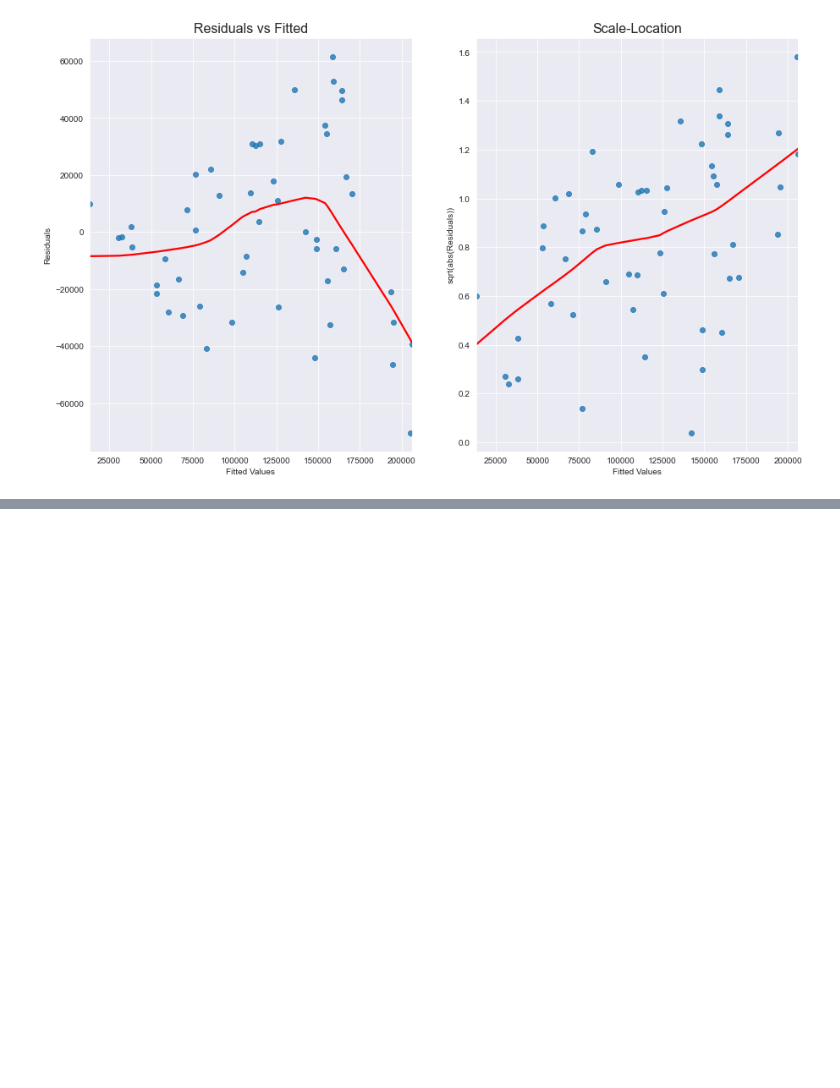
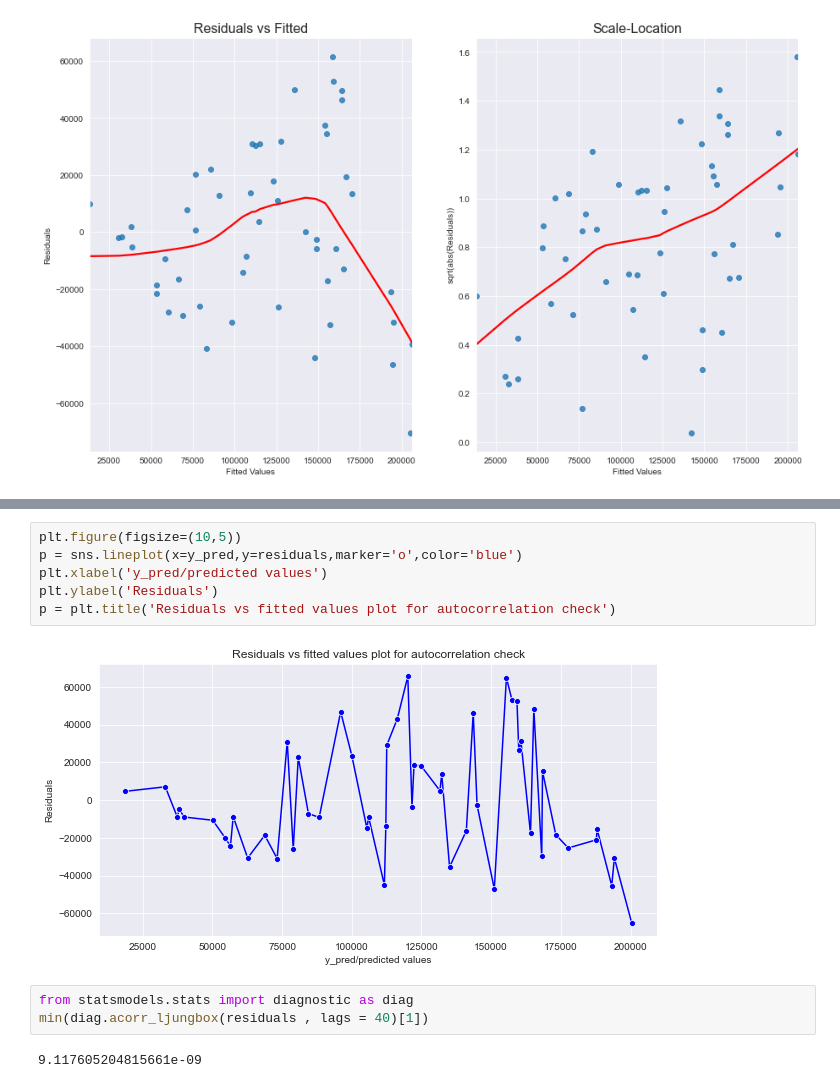
Before and after one commit to rogovich/2021_Stats_Online, a Jupyter notebook: 02_Базовый/06_Regression.ipynb, the cells around one changed output, grey strips where cells are left out. Cells and saved outputs as stored; diff of their text form; blank space fills up the shorter version.

```diff
--- a/02_Базовый/06_Regression.ipynb
+++ b/02_Базовый/06_Regression.ipynb
@@ -229,0 +251,13 @@ p-value      0.031669
+# %%
+plt.figure(figsize=(10,5))
+p = sns.lineplot(x=y_pred,y=residuals,marker='o',color='blue')
+plt.xlabel('y_pred/predicted values')
+plt.ylabel('Residuals')
+p = plt.title('Residuals vs fitted values plot for autocorrelation check')
+# %% [output]
+[figure, added]
+# %%
+from statsmodels.stats import diagnostic as diag
+min(diag.acorr_ljungbox(residuals , lags = 40)[1])
+# %% [output]
+9.117605204815661e-09
```
Also changed, not shown: parts of 4 cells of this notebook, 4 other files.
